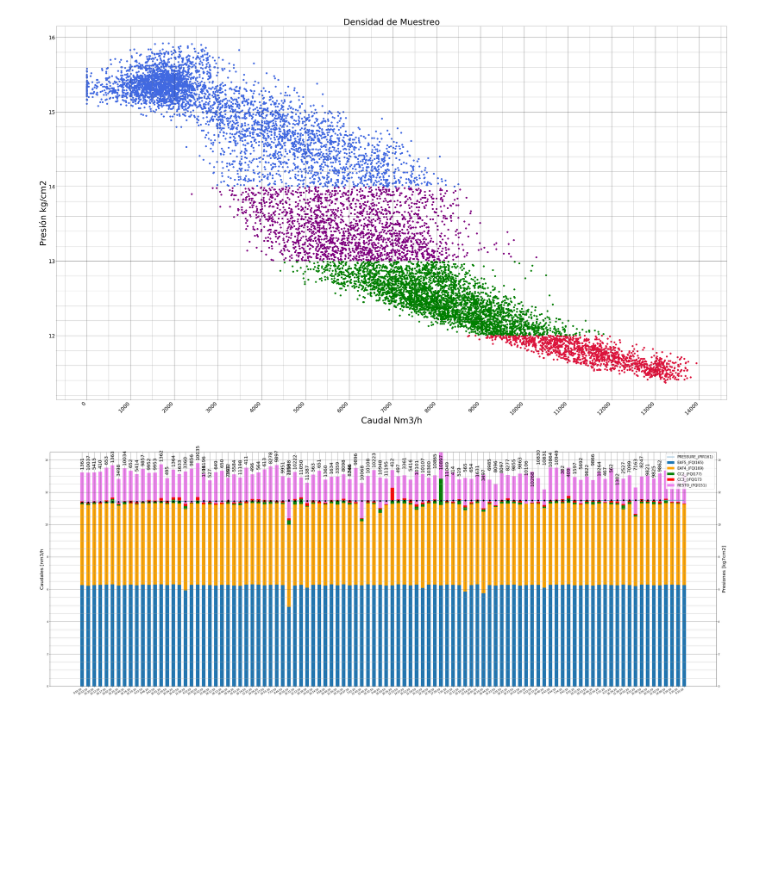
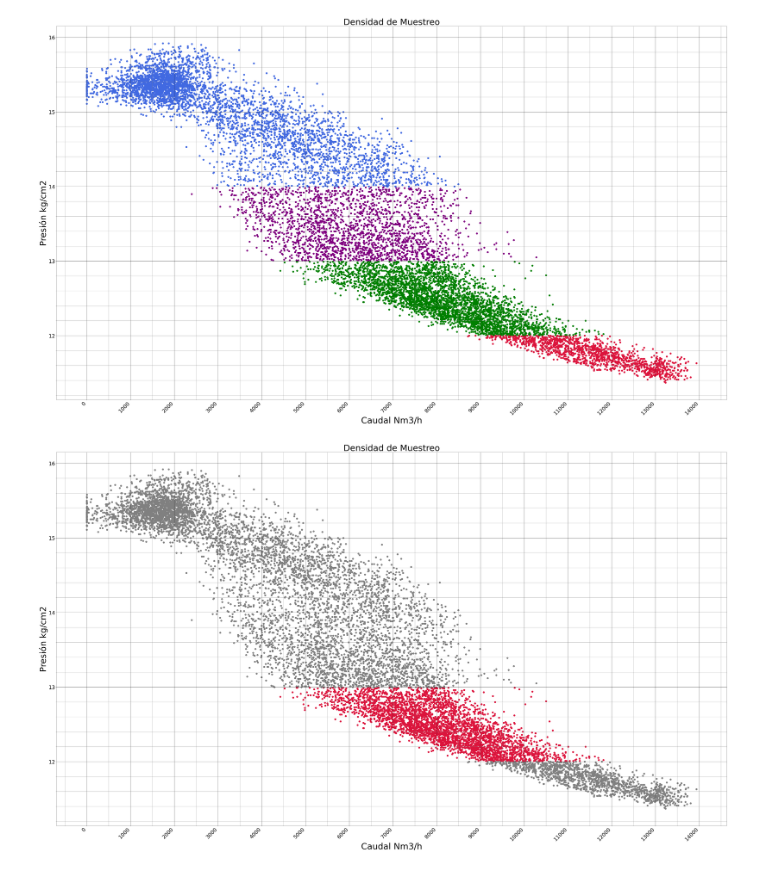
Before and after one commit to JuanCappelletti/Consteel_H06, a Jupyter notebook: ensayo.ipynb, the cells around one changed output. Cells and saved outputs as stored; diff of their text form; code cells hidden in the pictures; blank space fills up the shorter version.

```diff
--- a/ensayo.ipynb
+++ b/ensayo.ipynb
@@ -101,3 +115,19 @@ plt.show()
 # %% [output]
 [figure]
+# %%
+#@title Densidad de muestra (zoom)
+df1=df.copy()
+InstrumentoParametro = 'PIR161' #@param {type:"raw"}
+x = 'FQI161' #@param {type:"raw"}
+y = 'PIR161' #@param {type:"raw"}
+text='Caudal Nm3/h'
+text1='Presión kg/cm2'
+choice=True
+Intervalos = "11.7;12.5" #@param {type:"string"}
+
+Rangos1=np.array(np.mat(Intervalos))
+
+scatter_dot(Rangos1,df1,choice)
+# %% [output]
+[figure, added]
 # %%
@@ -110,7 +141,7 @@ dfmin=dfx.nsmallest(nvalue,Instrumento)
 # %%
 from pyparsing.helpers import string
 #@title GRAFICA DE CONSUMOS EN CONDICIÓN DADA ( DISTRIBUCIÓN DE CAUDLES Y PRESIÓN)
-Muestra = dfmin #@param {type:"raw"}
+Muestra = dfmax #@param {type:"raw"}
 MU=str(Muestra)
 
 
@@ -151,8 +182,6 @@ def GRAFICO_BARRA(B,l):
 
 #------------------------------------------------------------------------
 GRAFICO_BARRA(Muestra,MU)
-# %% [output]
-[figure, removed]
 # %%
 from collections.abc import ItemsView
 #@title Distribución de la muestra individual.
```
Also changed, not shown: parts of 4 cells of this notebook.
